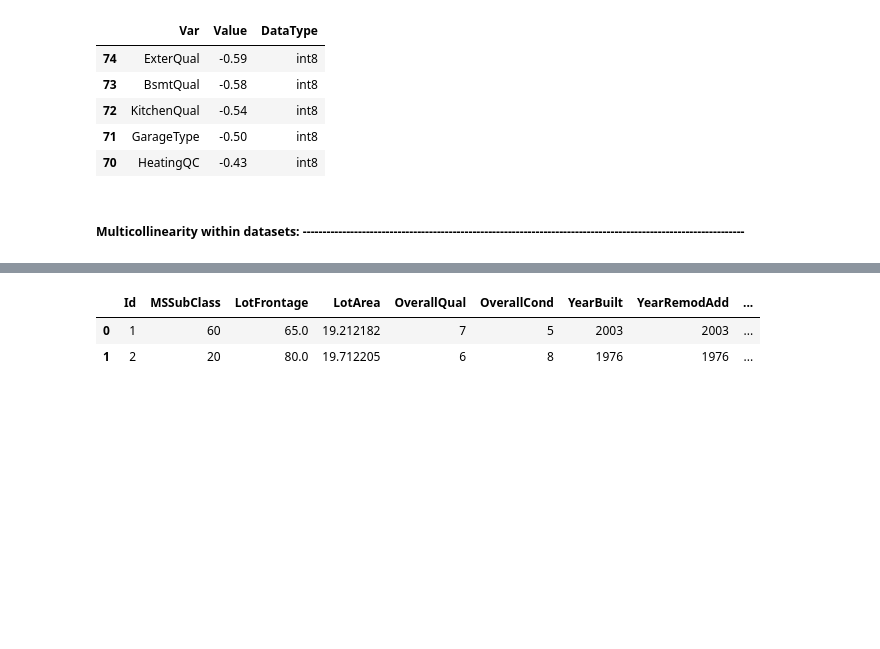
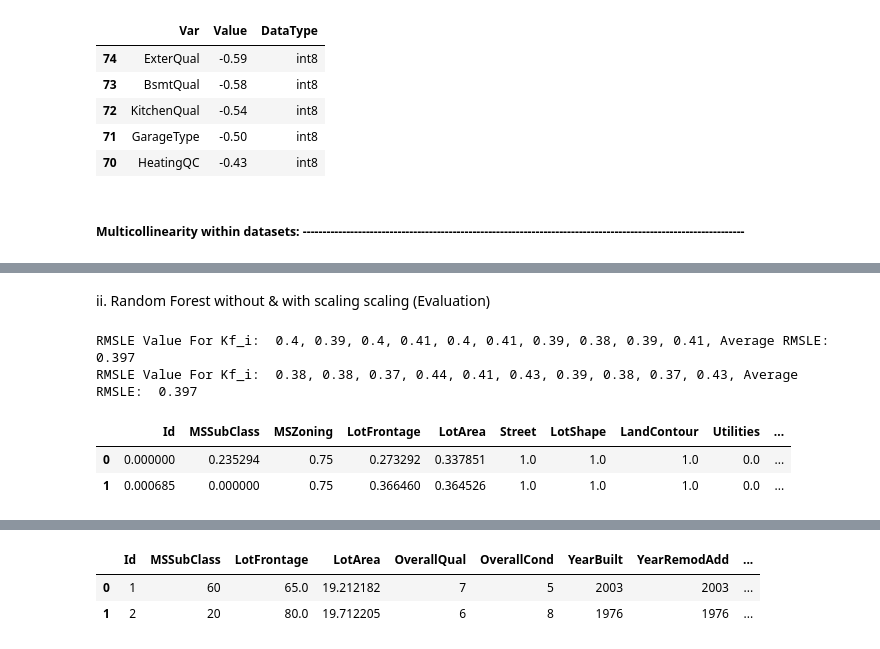
Before and after one commit to j-greggazz/Kaggle, a Jupyter notebook: House_Prices_Regression/notebooks/House_Prices_Regression.ipynb, the cells around one changed output, grey strips where cells are left out. Cells and saved outputs as stored; diff of their text form; code cells hidden in the pictures; blank space fills up the shorter version.

Commit message:
updated house prices

```diff
--- a/House_Prices_Regression/notebooks/House_Prices_Regression.ipynb
+++ b/House_Prices_Regression/notebooks/House_Prices_Regression.ipynb
@@ -368,0 +382,9 @@ train_one.head(2)
+# %%
+# 1. Standardised Dataset
+def scaleData(df):
+    mm = MinMaxScaler() #StandardScaler()
+    X = df.drop(['SalePrice'], axis = 1).values
+    scaledX = mm.fit_transform(X)
+    df_scaled = pd.DataFrame(scaledX, columns=df.columns[:-1])
+    df_scaled['SalePrice'] = df.SalePrice
+    return df_scaled
@@ -369,3 +400,7 @@ train_one.head(2)
+# %%
+train_one_scaled = scaleData(train_one)
+train_bin_scaled = scaleData(train_bin)
+train_num_scaled = scaleData(train_num)
 # %% [markdown]
 ##### Visualise highest Pearson's coefficient correlations with 'SalePrice': -----------------------------------------------------------------------------------------------
 # %%
@@ -416,0 +669,16 @@ In order to reduce this risk, tree-based algorithms will only be used in the pre
+# %% [markdown]
+ii. Random Forest without & with scaling scaling (Evaluation)
+# %%
+rfModel = RandomForestRegressor(n_estimators = 249, min_impurity_decrease = 5.927, max_depth = 5)
+testModel(df = train_num, n_splits = 10, model = rfModel)
+#rfModel = RandomForestRegressor(n_estimators = 166, min_impurity_decrease = 0.0, max_depth = 85)
+testModel(df = train_num_scaled.dropna(), n_splits = 10, model = rfModel)
+# %% [output]
+RMSLE Value For Kf_i:  0.4, 0.39, 0.4, 0.41, 0.4, 0.41, 0.39, 0.38, 0.39, 0.41, Average RMSLE:  0.397
+RMSLE Value For Kf_i:  0.38, 0.38, 0.37, 0.44, 0.41, 0.43, 0.39, 0.38, 0.37, 0.43, Average RMSLE:  0.397
+# %%
+train_num_scaled.head(2)
+# %% [output]
+|  | Id | MSSubClass | MSZoning | LotFrontage | LotArea | Street | LotShape | LandContour | Utilities | ... |
+| 0 | 0.000000 | 0.235294 | 0.75 | 0.273292 | 0.337851 | 1.0 | 1.0 | 1.0 | 0.0 | ... |
+| 1 | 0.000685 | 0.000000 | 0.75 | 0.366460 | 0.364526 | 1.0 | 1.0 | 1.0 | 0.0 | ... |
```
Also changed, not shown: parts of 14 cells of this notebook, 1 other file.
